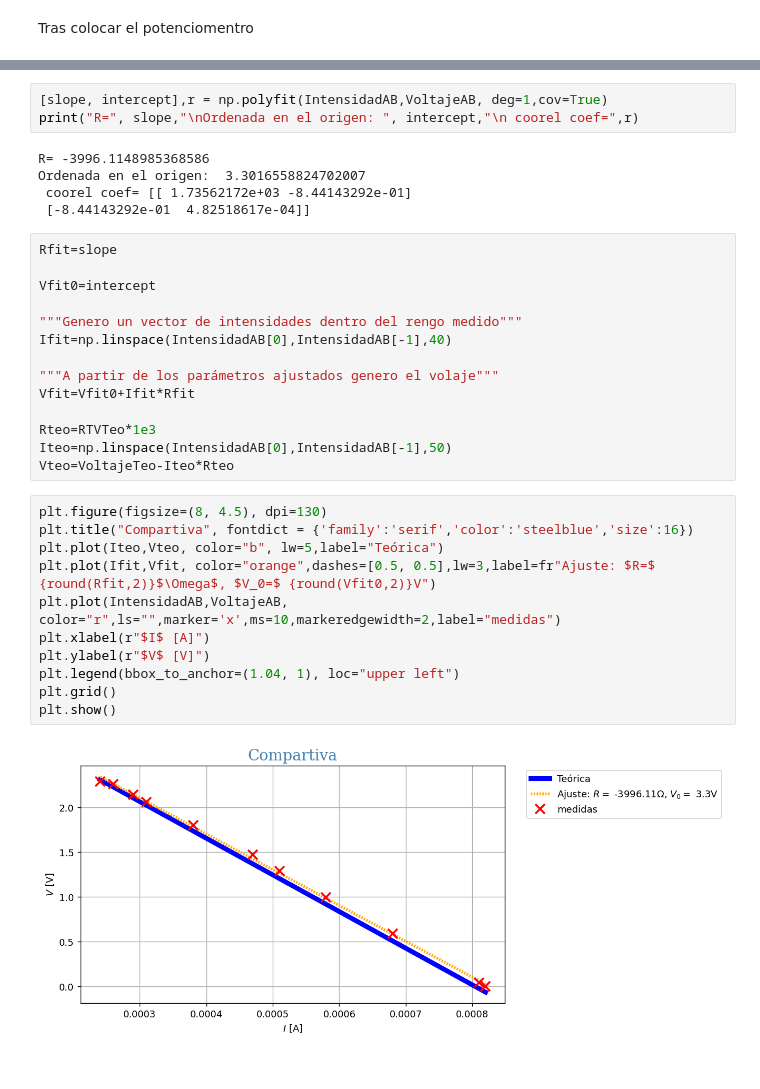
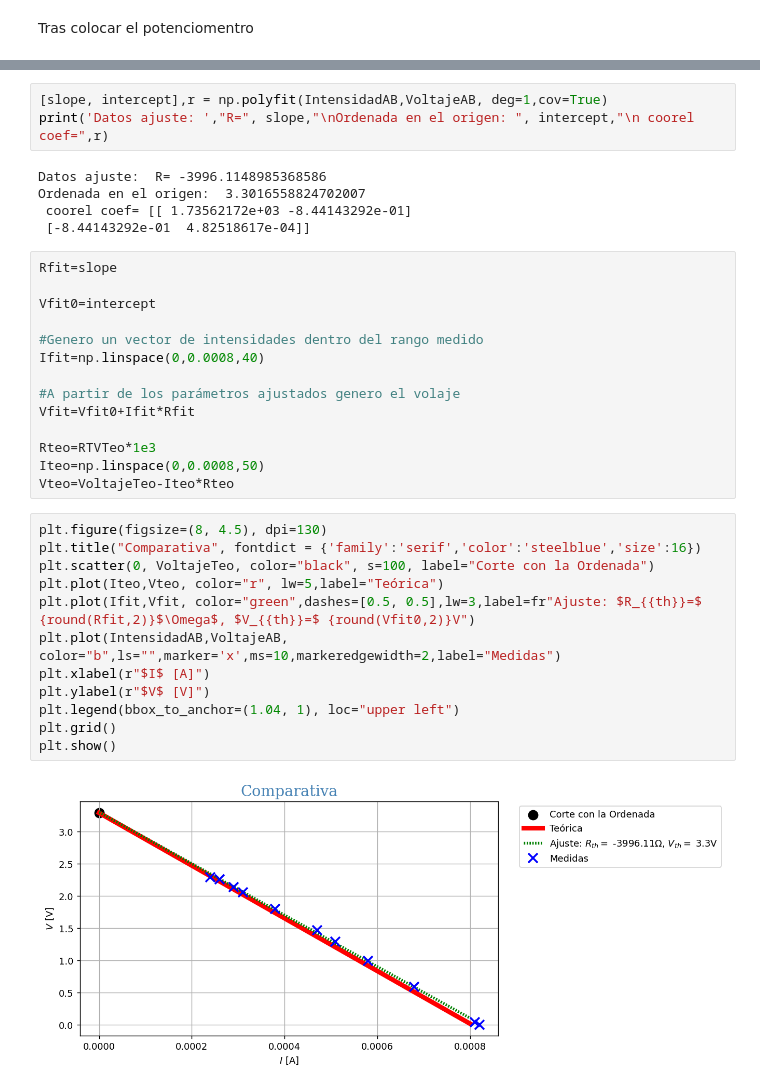
Before and after one commit to WetZap/Practicas-Circuitos, a Jupyter notebook: Practicas/Sesion 1/PrimeraSesion.ipynb, the cells around one changed output, grey strips where cells are left out. Saved outputs shown, nothing was run; the diff lists cells and outputs as text.

Commit message:
Actualizacion Ajuste

```diff
--- a/Practicas/Sesion 1/PrimeraSesion.ipynb
+++ b/Practicas/Sesion 1/PrimeraSesion.ipynb
@@ -86,8 +133,8 @@ IntensidadAB = np.array(IntensidadAB)*1e-3
 # %%
 [slope, intercept],r = np.polyfit(IntensidadAB,VoltajeAB, deg=1,cov=True)
-print("R=", slope,"\nOrdenada en el origen: ", intercept,"\n coorel coef=",r)
+print('Datos ajuste: ',"R=", slope,"\nOrdenada en el origen: ", intercept,"\n coorel coef=",r)
 # %% [output]
-R= -3996.1148985368586
+Datos ajuste:  R= -3996.1148985368586
 Ordenada en el origen:  3.3016558824702007
  coorel coef= [[ 1.73562172e+03 -8.44143292e-01]
  [-8.44143292e-01  4.82518617e-04]]
@@ -96,25 +143,26 @@ Rfit=slope
 
 Vfit0=intercept
 
-"""Genero un vector de intensidades dentro del rengo medido"""
-Ifit=np.linspace(IntensidadAB[0],IntensidadAB[-1],40)
+#Genero un vector de intensidades dentro del rango medido
+Ifit=np.linspace(0,0.0008,40)
 
-"""A partir de los parámetros ajustados genero el volaje"""
+#A partir de los parámetros ajustados genero el volaje
 Vfit=Vfit0+Ifit*Rfit
 
 Rteo=RTVTeo*1e3
-Iteo=np.linspace(IntensidadAB[0],IntensidadAB[-1],50)
+Iteo=np.linspace(0,0.0008,50)
 Vteo=VoltajeTeo-Iteo*Rteo
 # %%
 plt.figure(figsize=(8, 4.5), dpi=130)
-plt.title("Compartiva", fontdict = {'family':'serif','color':'steelblue','size':16})
-plt.plot(Iteo,Vteo, color="b", lw=5,label="Teórica")
-plt.plot(Ifit,Vfit, color="orange",dashes=[0.5, 0.5],lw=3,label=fr"Ajuste: $R=$ {round(Rfit,2)}$\Omega$, $V_0=$ {round(Vfit0,2)}V")
-plt.plot(IntensidadAB,VoltajeAB, color="r",ls="",marker='x',ms=10,markeredgewidth=2,label="medidas")
+plt.title("Comparativa", fontdict = {'family':'serif','color':'steelblue','size':16})
+plt.scatter(0, VoltajeTeo, color="black", s=100, label="Corte con la Ordenada")
+plt.plot(Iteo,Vteo, color="r", lw=5,label="Teórica")
+plt.plot(Ifit,Vfit, color="green",dashes=[0.5, 0.5],lw=3,label=fr"Ajuste: $R_{{th}}=$ {round(Rfit,2)}$\Omega$, $V_{{th}}=$ {round(Vfit0,2)}V")
+plt.plot(IntensidadAB,VoltajeAB, color="b",ls="",marker='x',ms=10,markeredgewidth=2,label="Medidas")
 plt.xlabel(r"$I$ [A]")
 plt.ylabel(r"$V$ [V]")
 plt.legend(bbox_to_anchor=(1.04, 1), loc="upper left")
 plt.grid()
 plt.show()
 # %% [output]
-[figure, old version]
+[figure, new version]
```
Also changed, not shown: parts of 4 cells of this notebook.
